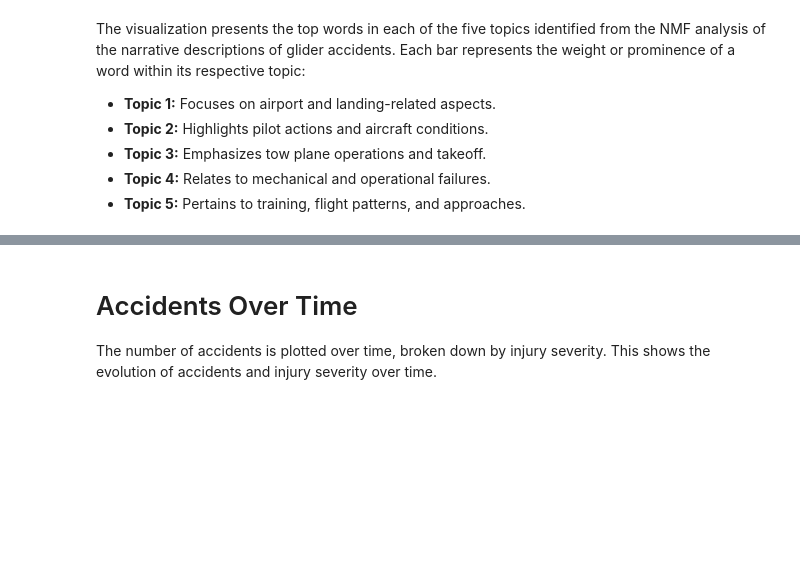
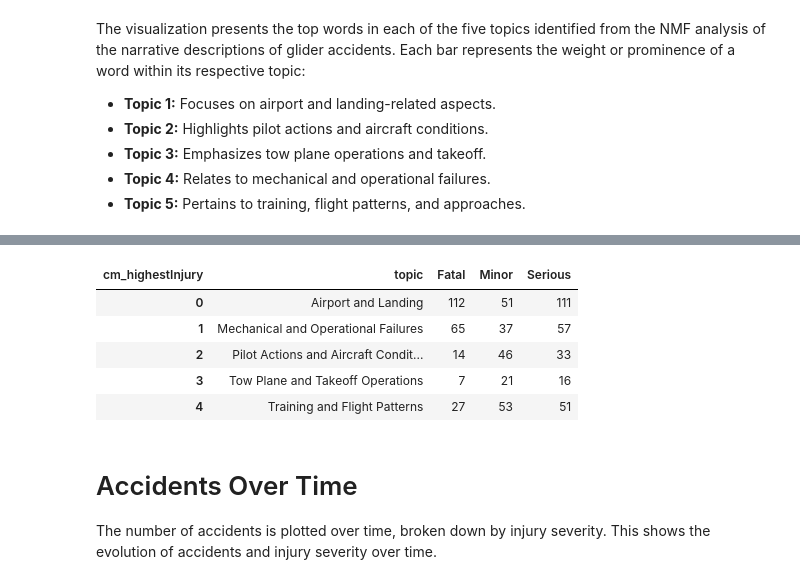
Before and after one commit to AlexCodeGlider/gliderAviationSafety, a Jupyter notebook: glider_aviation_safety.ipynb, the cells around one changed output, grey strips where cells are left out. Cells and saved outputs as stored; diff of their text form; code cells hidden in the pictures; blank space fills up the shorter version.

```diff
--- a/glider_aviation_safety.ipynb
+++ b/glider_aviation_safety.ipynb
@@ -572,0 +594,12 @@ The visualization presents the top words in each of the five topics identified f
+# %%
+topic_injury_count_pivot = topic_injury_counts.pivot(index='topic', columns='cm_highestInjury', values='counts')
+topic_injury_count_pivot.reset_index(inplace=True)
+
+topic_injury_count_pivot
+# %% [output]
+| cm_highestInjury | topic | Fatal | Minor | Serious |
+| 0 | Airport and Landing | 112 | 51 | 111 |
+| 1 | Mechanical and Operational Failures | 65 | 37 | 57 |
+| 2 | Pilot Actions and Aircraft Condit... | 14 | 46 | 33 |
+| 3 | Tow Plane and Takeoff Operations | 7 | 21 | 16 |
+| 4 | Training and Flight Patterns | 27 | 53 | 51 |
```
Also changed, not shown: parts of 2 cells of this notebook.
